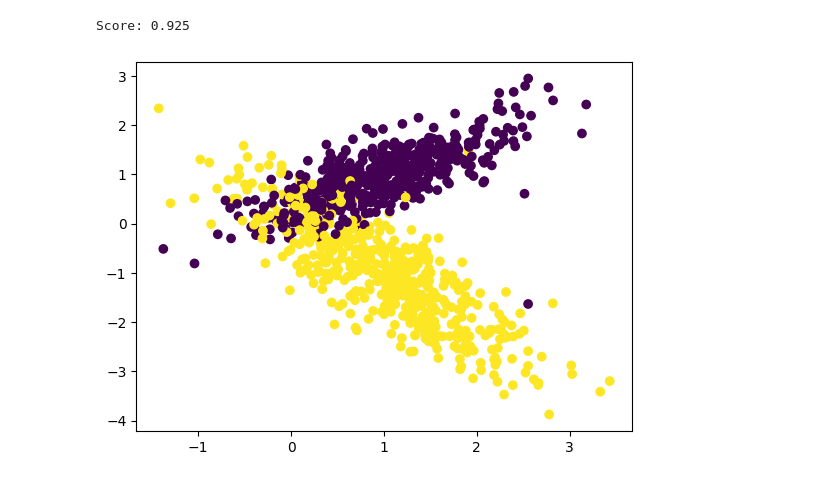
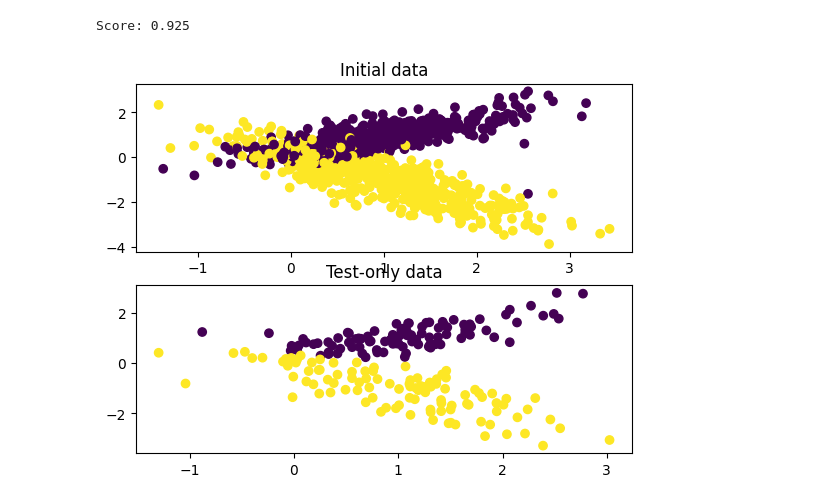
Before and after one commit to yaggod/DataAnalysis-MachineLearningTasks, a Jupyter notebook: task3/Task3.ipynb, the cells around one changed output. Saved outputs shown, nothing was run; the diff lists cells and outputs as text; code cells hidden in the pictures.

Commit message:
changed plots for the generated dataset

```diff
--- a/task3/Task3.ipynb
+++ b/task3/Task3.ipynb
@@ -57,9 +57,13 @@ Y_predicted = regression.predict(X_test)
 print("Score:", regression.score(X_test, Y_test))
 # %% [output]
 Score: 0.925
-# %%
-ax = pyplot.subplot()
-ax.scatter(X[:, 0], X[:, 1], c=Y)
-pyplot.show()
-# %% [output]
-[figure, removed]
+# %%
+
+fig, (ax1, ax2) = pyplot.subplots(2)
+ax1.scatter(X[:, 0], X[:, 1], c=Y)
+ax1.set_title("Initial data")
+ax2.scatter(X_test[:, 0], X_test[:, 1], c=Y_predicted)
+ax2.set_title("Test-only data")
+pyplot.show()
+# %% [output]
+[figure, added]
```
